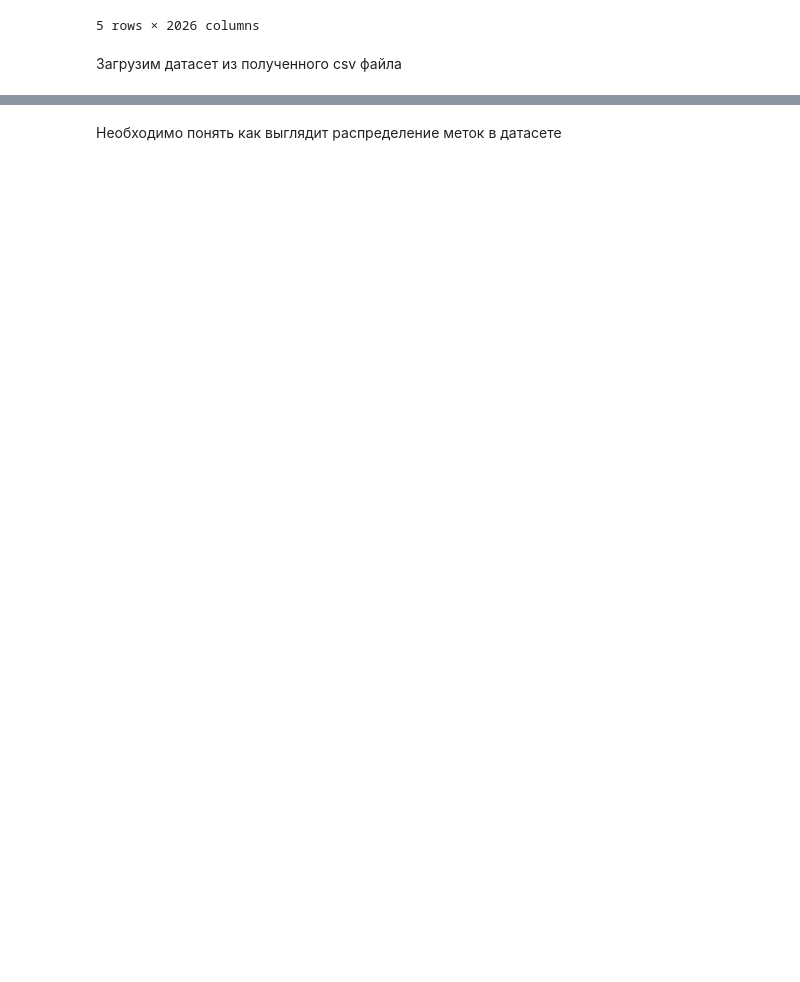
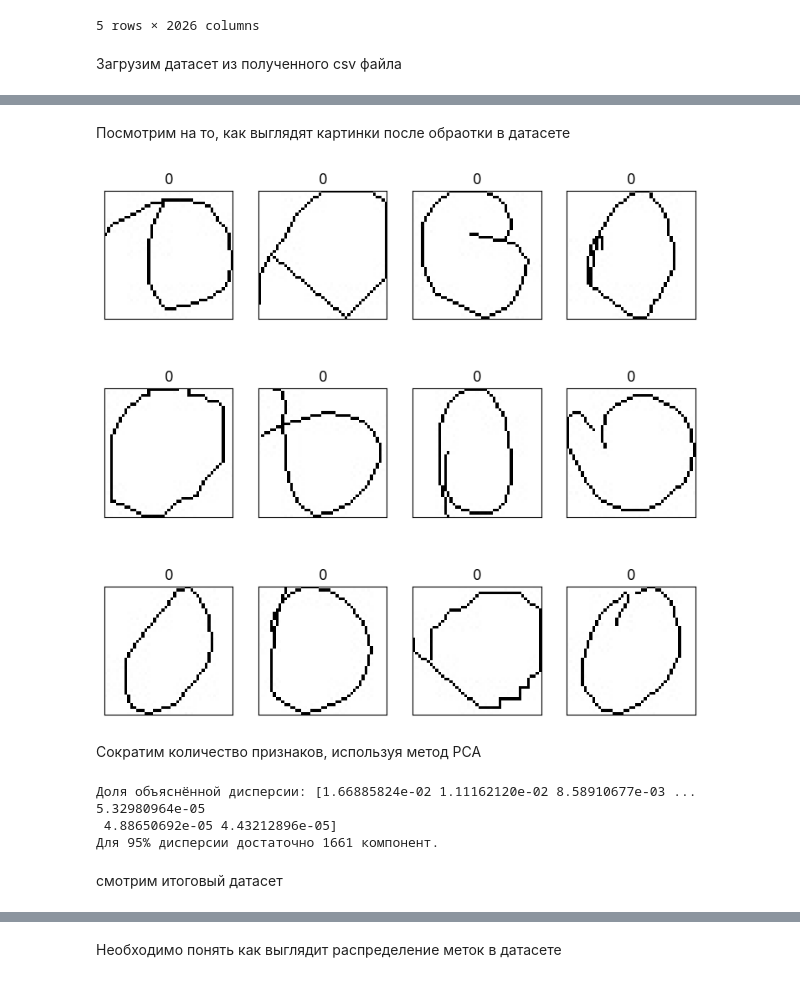
Before and after one commit to geizerde/SnapMath, a Jupyter notebook: smnb.ipynb, the cells around one changed output, grey strips where cells are left out. Drawn from its saved outputs; the diff is of its cells as text; code cells hidden in the pictures; blank space fills up the shorter version.

```diff
--- a/smnb.ipynb
+++ b/smnb.ipynb
@@ -50,3 +68,15 @@ def get_dataset():
             Y.append(dir_name)
 
     return X, Y
+# %%
+def reduce_samples_per_class(df, label_column, max_samples_per_class=2000):
+    grouped = df.groupby(label_column)
+
+    reduced_df = pd.DataFrame()
+
+    for name, group in grouped:
+        if len(group) > max_samples_per_class:
+            group = group.sample(n=max_samples_per_class, random_state=42)
+        reduced_df = pd.concat([reduced_df, group])
+
+    return reduced_df
@@ -52,0 +153,10 @@ def get_dataset():
+# %%
+def plot_gallery(images, titles, h, w, n_row = 3, n_col = 4):
+    plt.figure(figsize =(1.8 * n_col, 2.4 * n_row))
+    plt.subplots_adjust(bottom = 0, left =.01, right =.99, top =.90, hspace =.35)
+    for i in range(n_row * n_col):
+        plt.subplot(n_row, n_col, i + 1)
+        plt.imshow(images[i].reshape((h, w)), cmap = plt.cm.gray)
+        plt.title(titles[i], size = 12)
+        plt.xticks(())
+        plt.yticks(())
@@ -88,0 +211,21 @@ array([[255, 255, 255, ..., 255, 255, 255],
+# %% [markdown]
+Посмотрим на то, как выглядят картинки после обраотки в датасете
+# %%
+h, w = 45, 45
+
+plot_gallery(X_reduced[0:12], y_reduced[0:12], h, w)
+# %% [output]
+[figure, added]
+# %% [markdown]
+Сократим количество признаков, используя метод PCA
+# %%
+pca_reduced_df, pca = reduce_number_of_feature_in_dataset(X_reduced, y_reduced)
+
+X_reduced_pca = pca_reduced_df.drop(columns=['label']).to_numpy()
+y_reduced_pca = pca_reduced_df['label'].to_numpy().astype(str)
+# %% [output]
+Доля объяснённой дисперсии: [1.66885824e-02 1.11162120e-02 8.58910677e-03 ... 5.32980964e-05
+ 4.88650692e-05 4.43212896e-05]
+Для 95% дисперсии достаточно 1661 компонент.
+# %% [markdown]
+смотрим итоговый датасет
```
Also changed, not shown: parts of 67 cells of this notebook, 1 other file.
